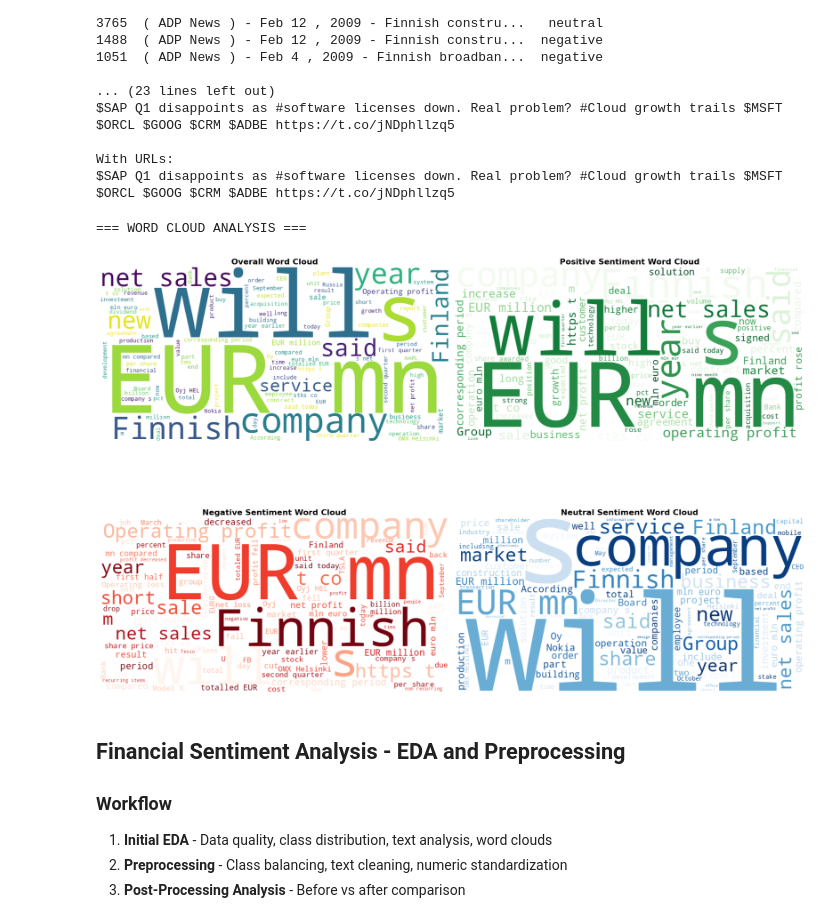
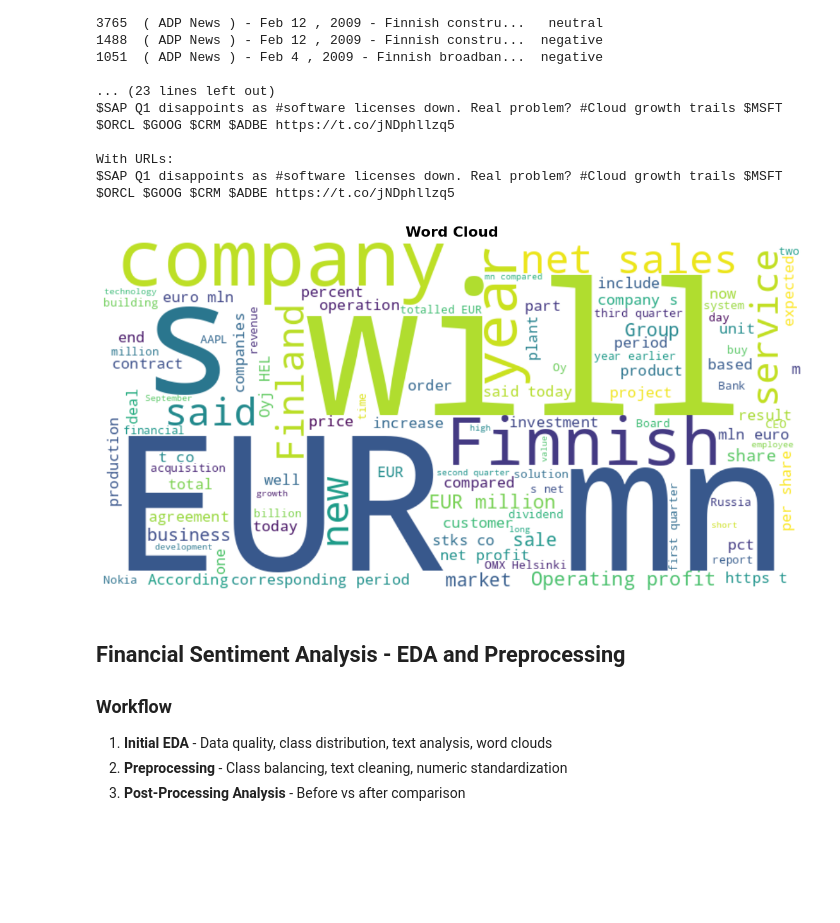
Before and after one commit to biplovgautam/nepali-sentiment-analysis, a Jupyter notebook: utils/edapreprocess.ipynb, the cells around one changed output. Drawn from its saved outputs; the diff is of its cells as text; code cells hidden in the pictures; blank space fills up the shorter version.

```diff
--- a/utils/edapreprocess.ipynb
+++ b/utils/edapreprocess.ipynb
@@ -270,51 +341,20 @@ $SAP Q1 disappoints as #software licenses down. Real problem? #Cloud growth trai
 With URLs:
 $SAP Q1 disappoints as #software licenses down. Real problem? #Cloud growth trails $MSFT $ORCL $GOOG $CRM $ADBE https://t.co/jNDphllzq5
 # %%
-# Word clouds for distribution of key variables
-print("=== WORD CLOUD ANALYSIS ===")
+all_text = ' '.join(df['Sentence'])
 
-# Combine all text for each sentiment
-positive_text = ' '.join(df[df['Sentiment'] == 'positive']['Sentence'])
-negative_text = ' '.join(df[df['Sentiment'] == 'negative']['Sentence'])
-neutral_text = ' '.join(df[df['Sentiment'] == 'neutral']['Sentence'])
+# Create and display the overall word cloud
+wordcloud_all = WordCloud(width=800, height=400, background_color='white',
+                          max_words=100, colormap='viridis').generate(all_text)
 
-# Create word clouds
-fig, axes = plt.subplots(2, 2, figsize=(20, 16))
-
-# Overall word cloud
-all_text = ' '.join(df['Sentence'])
-wordcloud_all = WordCloud(width=800, height=400, background_color='white',
-                         max_words=100, colormap='viridis').generate(all_text)
-axes[0, 0].imshow(wordcloud_all, interpolation='bilinear')
-axes[0, 0].set_title('Overall Word Cloud', fontsize=16, fontweight='bold')
-axes[0, 0].axis('off')
-
-# Positive sentiment word cloud
-wordcloud_pos = WordCloud(width=800, height=400, background_color='white',
-                         max_words=100, colormap='Greens').generate(positive_text)
-axes[0, 1].imshow(wordcloud_pos, interpolation='bilinear')
-axes[0, 1].set_title('Positive Sentiment Word Cloud', fontsize=16, fontweight='bold')
-axes[0, 1].axis('off')
-
-# Negative sentiment word cloud
-wordcloud_neg = WordCloud(width=800, height=400, background_color='white',
-                         max_words=100, colormap='Reds').generate(negative_text)
-axes[1, 0].imshow(wordcloud_neg, interpolation='bilinear')
-axes[1, 0].set_title('Negative Sentiment Word Cloud', fontsize=16, fontweight='bold')
-axes[1, 0].axis('off')
-
-# Neutral sentiment word cloud
-wordcloud_neu = WordCloud(width=800, height=400, background_color='white',
-                         max_words=100, colormap='Blues').generate(neutral_text)
-axes[1, 1].imshow(wordcloud_neu, interpolation='bilinear')
-axes[1, 1].set_title('Neutral Sentiment Word Cloud', fontsize=16, fontweight='bold')
-axes[1, 1].axis('off')
-
+plt.figure(figsize=(12, 6))
+plt.imshow(wordcloud_all, interpolation='bilinear')
+plt.title('Word Cloud', fontsize=16, fontweight='bold')
+plt.axis('off')
 plt.tight_layout()
 plt.show()
 # %% [output]
-=== WORD CLOUD ANALYSIS ===
-[figure, old version]
+[figure, new version]
 # %% [markdown]
 ## Financial Sentiment Analysis - EDA and Preprocessing
 
```
Also changed, not shown: parts of 6 cells of this notebook, 1 other file.
